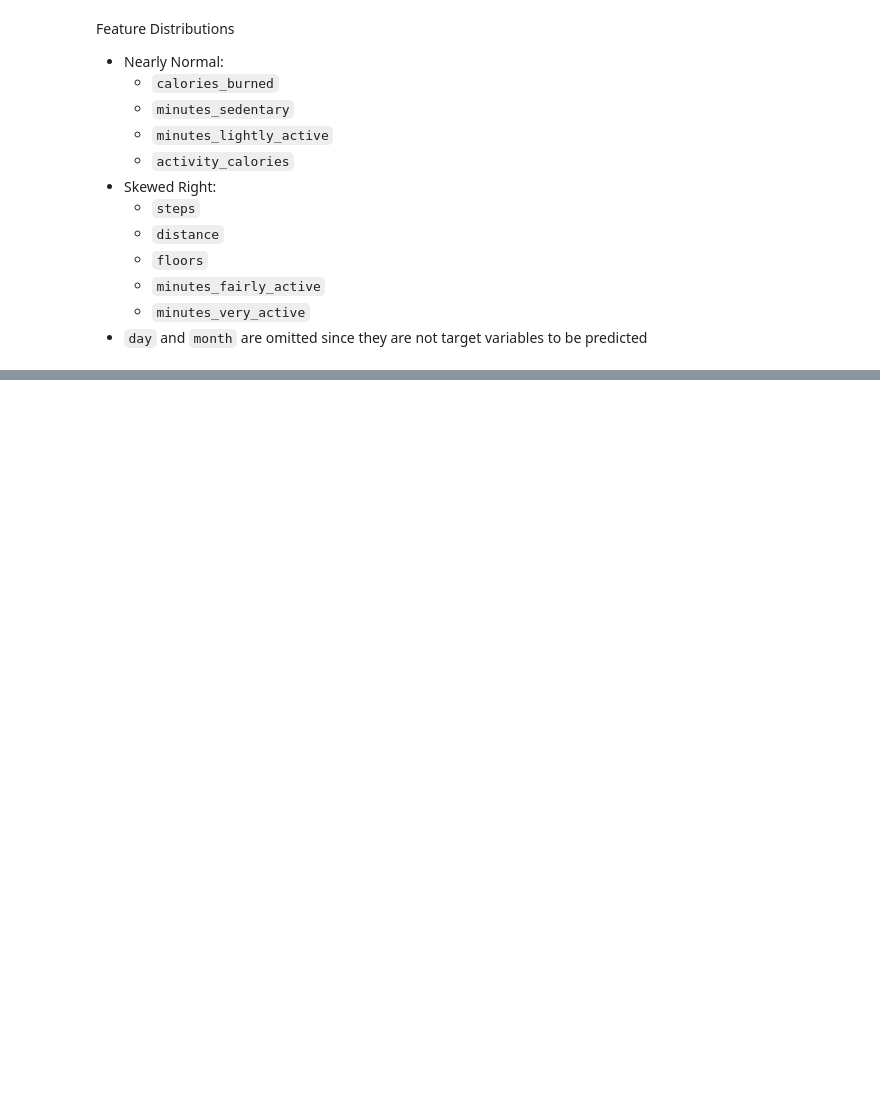
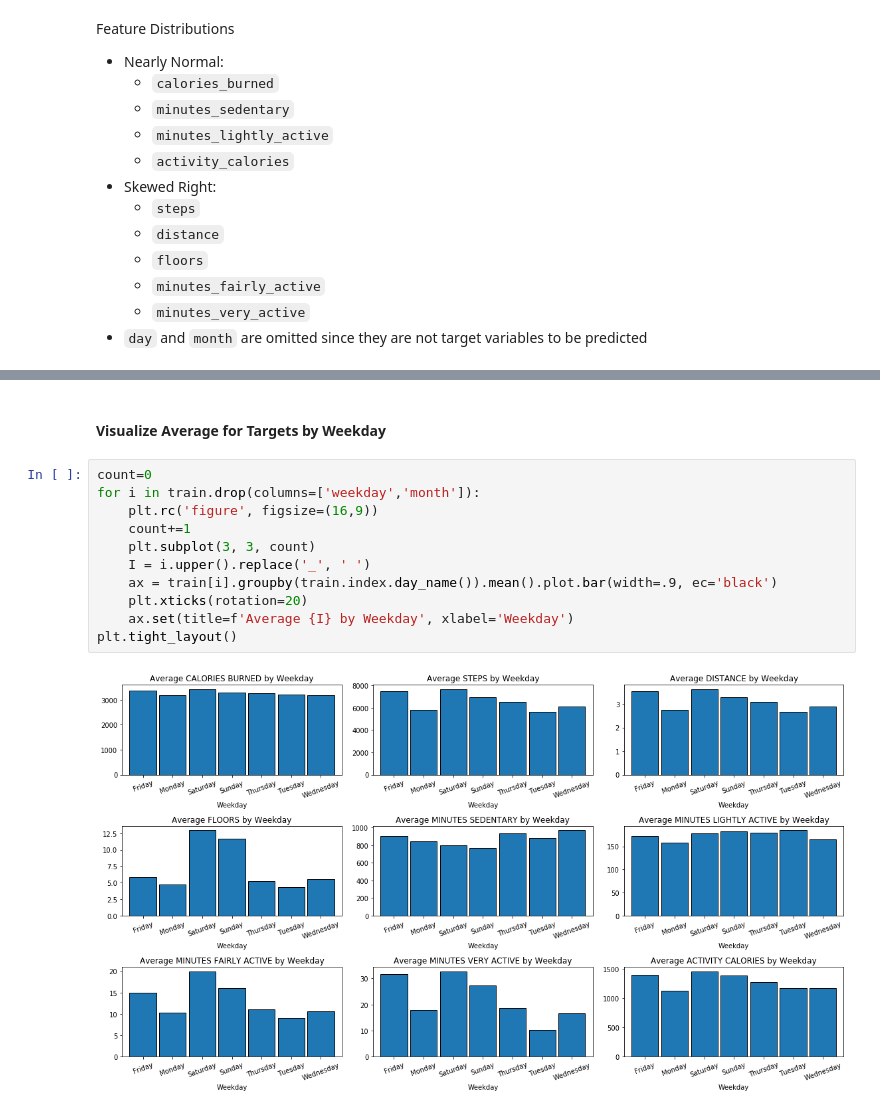
Before and after one commit to Brandon-Martinez27/fitbit_time_series_forecasting, a Jupyter notebook: wrangle.ipynb, the cells around one changed output, grey strips where cells are left out. Drawn from its saved outputs; the diff is of its cells as text; blank space fills up the shorter version.

```diff
--- a/wrangle.ipynb
+++ b/wrangle.ipynb
@@ -186,0 +198,15 @@ ax.set(title='Average Temperature by Month', xlabel='Month', ylabel='Temp (F)')
+# %% [markdown]
+#### Visualize Average for Targets by Weekday
+# %%
+count=0
+for i in train.drop(columns=['weekday','month']):
+    plt.rc('figure', figsize=(16,9))
+    count+=1
+    plt.subplot(3, 3, count)
+    I = i.upper().replace('_', ' ')
+    ax = train[i].groupby(train.index.day_name()).mean().plot.bar(width=.9, ec='black')
+    plt.xticks(rotation=20)
+    ax.set(title=f'Average {I} by Weekday', xlabel='Weekday')
+plt.tight_layout()
+# %% [output]
+[figure, added]
```
Also changed, not shown: parts of 5 cells of this notebook.
